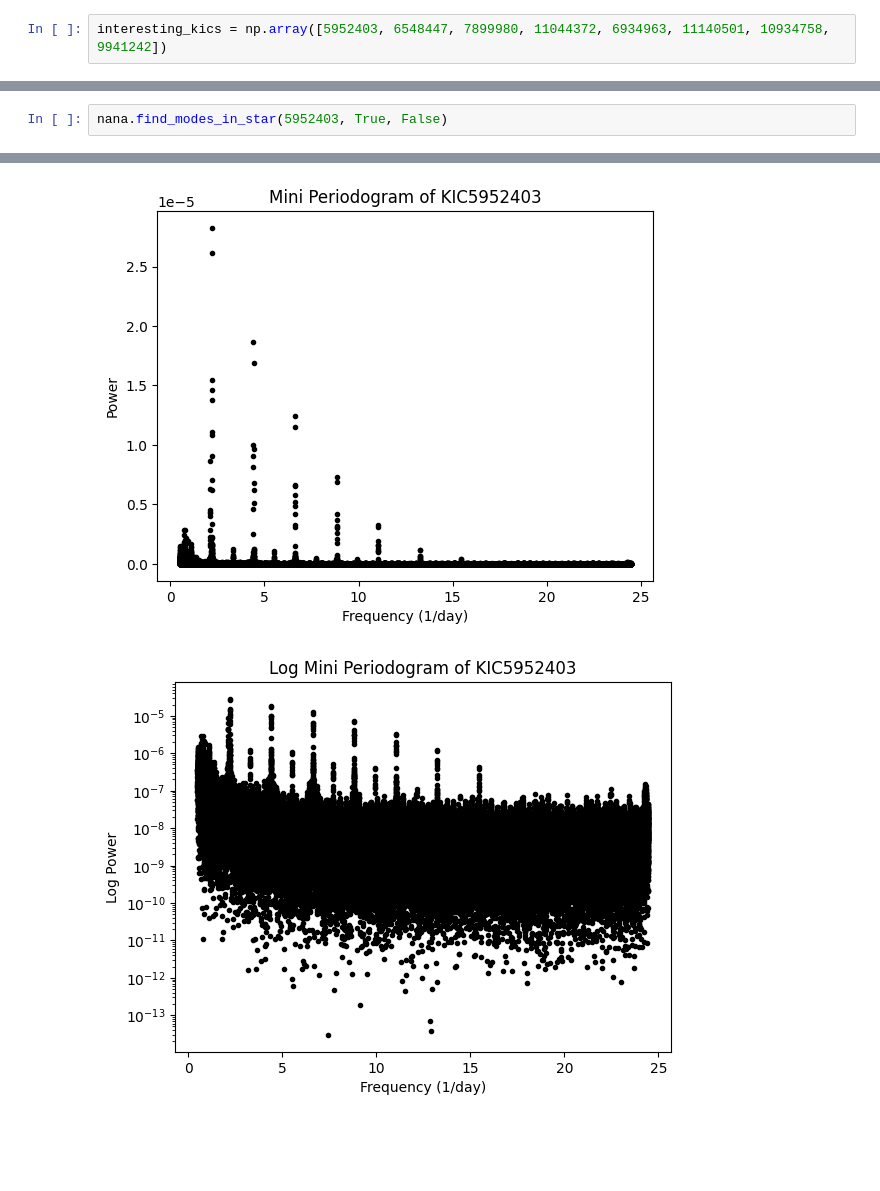
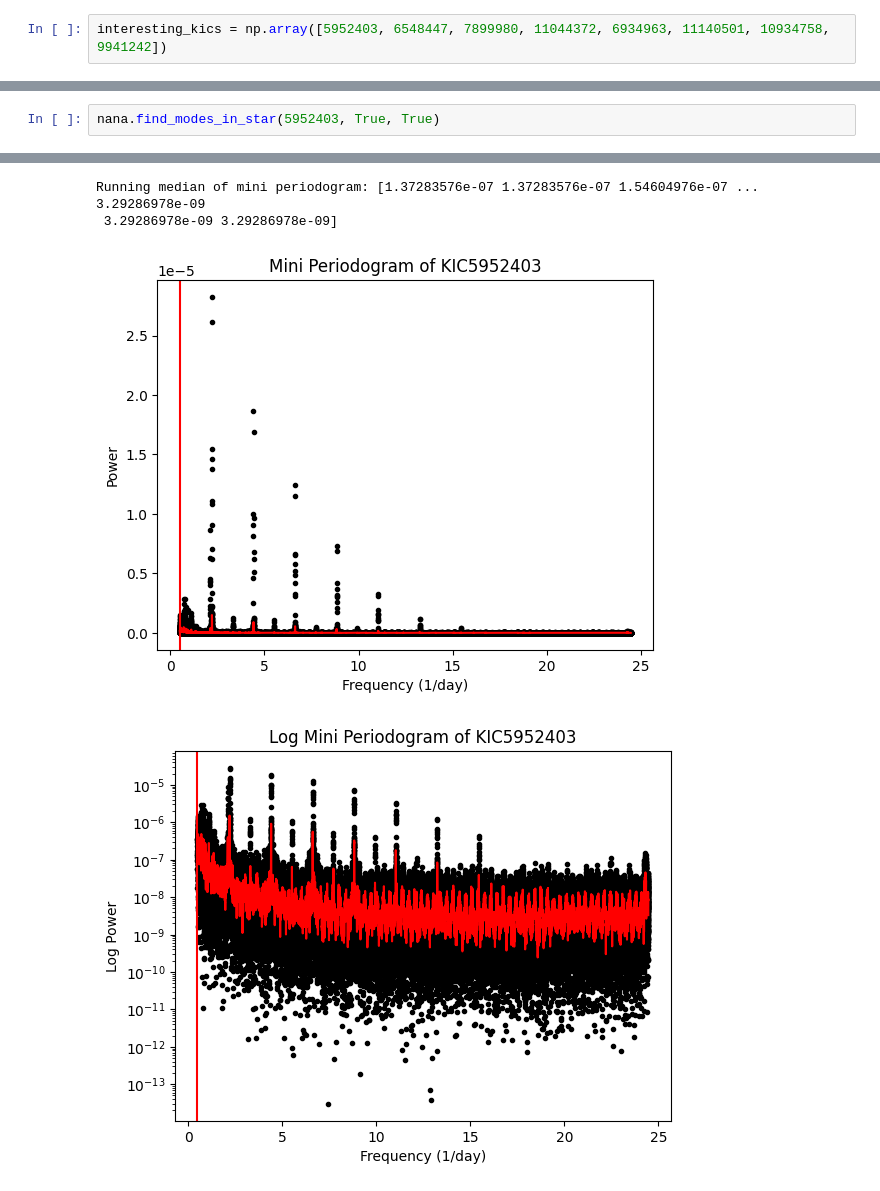
Before and after one commit to nanamiller/hogg_project, a Jupyter notebook: oscillator_catalog/delta_chi2_gone.ipynb, the cells around one changed output, grey strips where cells are left out. Cells and saved outputs as stored; diff of their text form; blank space fills up the shorter version.

```diff
--- a/oscillator_catalog/delta_chi2_gone.ipynb
+++ b/oscillator_catalog/delta_chi2_gone.ipynb
@@ -48,3 +36,3 @@ rando_kics
 # %%
-nana.find_modes_in_star(5952403, True, False)
+nana.find_modes_in_star(5952403, True, True)
 # %% [output]
@@ -52,3 +40,5 @@ nana.get_kepler_data() took 0.28308677673339844 seconds
 [figure]
+Running median of mini periodogram: [1.37283576e-07 1.37283576e-07 1.54604976e-07 ... 3.29286978e-09
+ 3.29286978e-09 3.29286978e-09]
-[figure, old version]
+[figure, new version]
-[figure, old version]
+[figure, new version]
```
Also changed, not shown: parts of 5 cells of this notebook, 1 other file.
